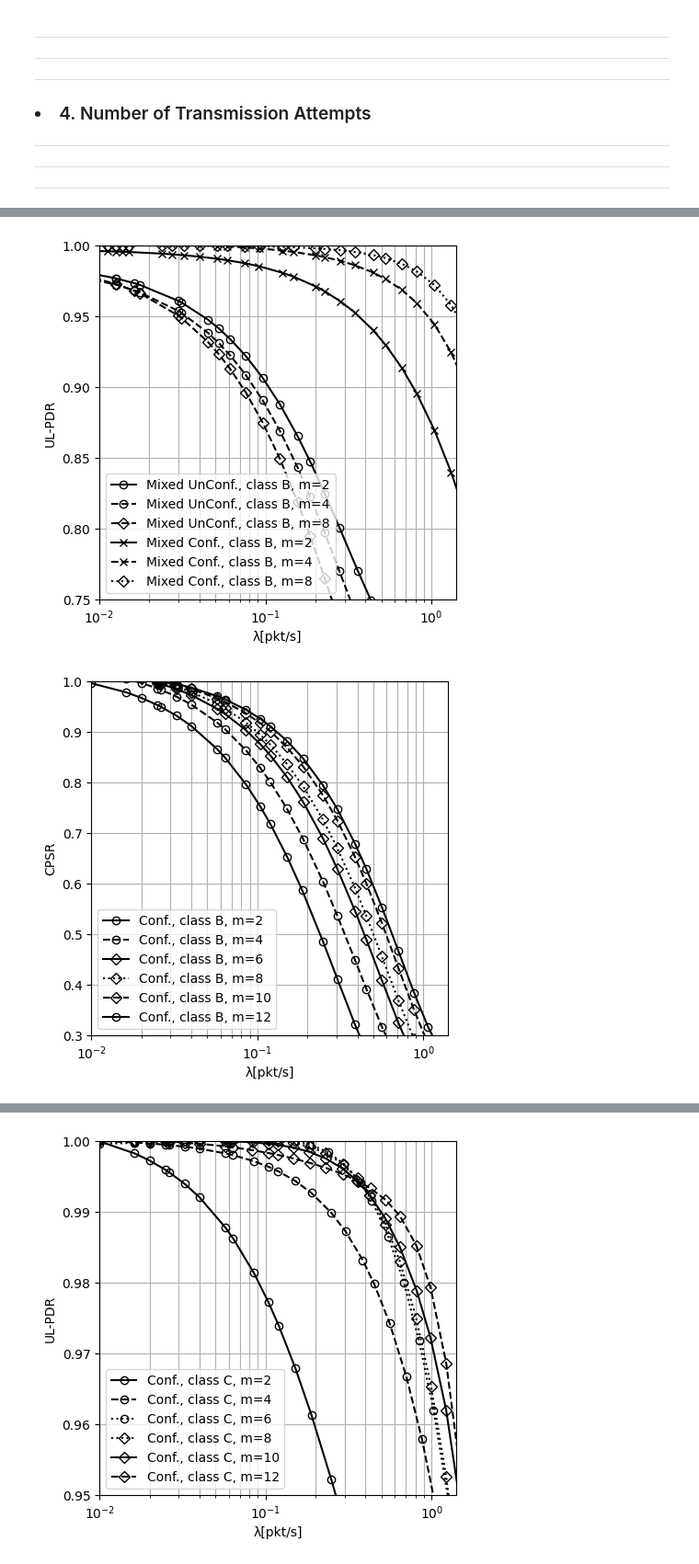
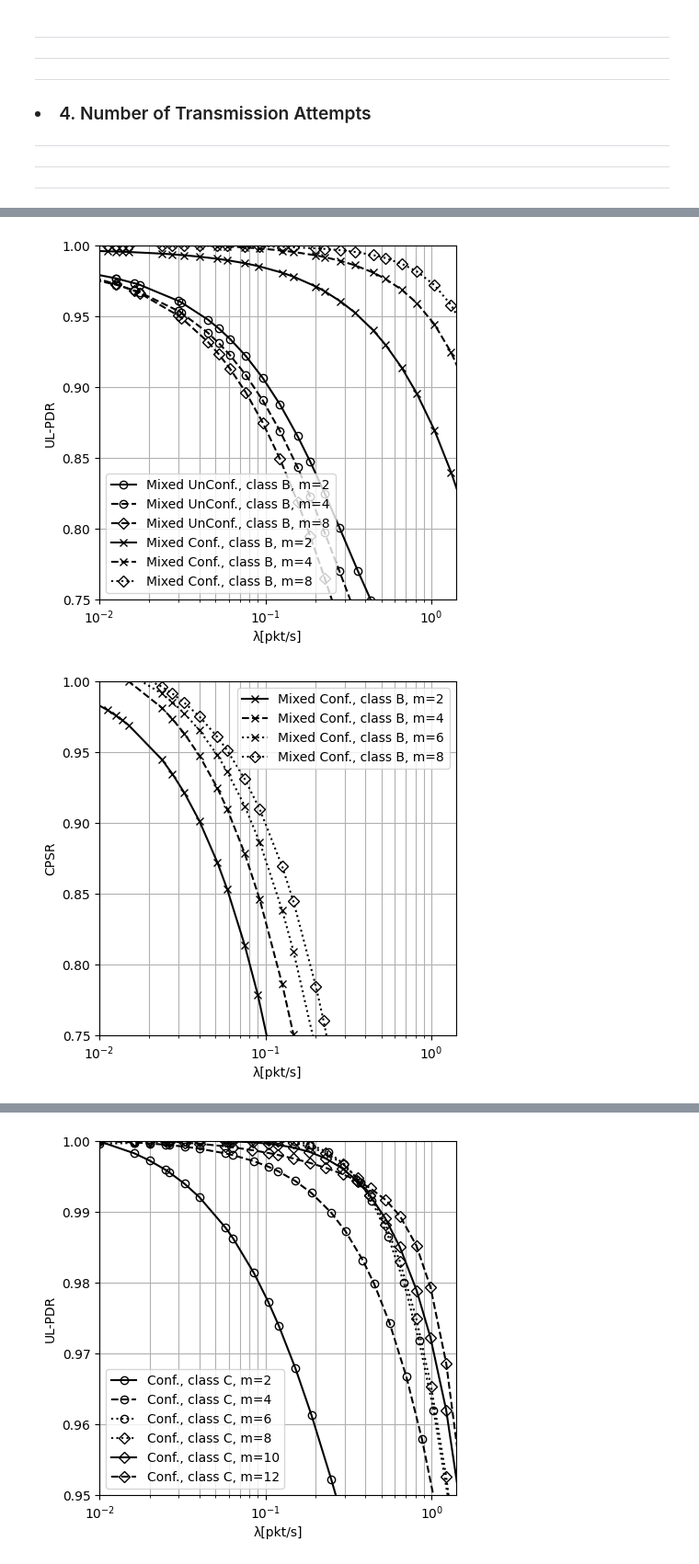
Before and after one commit to Precision-CyberAg/sim_plot, a Jupyter notebook: performance_analysis_class_b.ipynb, the cells around one changed output, grey strips where cells are left out. Shown at 92% size. Saved outputs shown, nothing was run; the diff lists cells and outputs as text; code cells hidden in the pictures.

```diff
--- a/performance_analysis_class_b.ipynb
+++ b/performance_analysis_class_b.ipynb
@@ -446,35 +454,54 @@ plt.show()
 
 
 
+create_plot('final_sim/test_scenario_confirmed_traffic_retransmission_attempts/2/ULPDR_MIXED_B', 'Mixed Conf., class B, m=2','cpsr',5,'-','x')
+create_plot('final_sim/test_scenario_confirmed_traffic_retransmission_attempts/4/ULPDR_MIXED_B', 'Mixed Conf., class B, m=4','cpsr',5,'--','x')
+create_plot('final_sim/test_scenario_confirmed_traffic_retransmission_attempts/6/ULPDR_MIXED_B', 'Mixed Conf., class B, m=6','cpsr',5,':','x')
+create_plot('final_sim/test_scenario_confirmed_traffic_retransmission_attempts/8/ULPDR_MIXED_B', 'Mixed Conf., class B, m=8','cpsr',5,':','D')
+
+f = plt.gcf()
+f.set_figwidth(5)
+f.set_figheight(5)
+plt.ylabel('CPSR')
+plt.xlabel('λ[pkt/s]')
+plt.xlim([0.01, 1.4])
+plt.ylim([0.75,1])
+
+plt.grid(True, which='both')
+plt.savefig('svg_plots/class_b_retransmission_attempts_cpsr_mixed.svg', format='svg')
+plt.show()
+
+
+
 
 
 
 
 create_plot('final_sim/test_scenario_confirmed_traffic_retransmission_attempts/2/ULPDR_CONFIRMED_B', 'Conf., class B, m=2','cpsr',7,'-','o')
 create_plot('final_sim/test_scenario_confirmed_traffic_retransmission_attempts/4/ULPDR_CONFIRMED_B', 'Conf., class B, m=4','cpsr',7,'--','o')
 create_plot('final_sim/test_scenario_confirmed_traffic_retransmission_attempts/6/ULPDR_CONFIRMED_B', 'Conf., class B, m=6','cpsr',7,'-','D')
 
 create_plot('final_sim/test_scenario_confirmed_traffic_retransmission_attempts/8/ULPDR_CONFIRMED_B', 'Conf., class B, m=8','cpsr',7,':','D')
 create_plot('final_sim/test_scenario_confirmed_traffic_retransmission_attempts/10/ULPDR_CONFIRMED_B', 'Conf., class B, m=10','cpsr',7,'--','D')
 create_plot('final_sim/test_scenario_confirmed_traffic_retransmission_attempts/12/ULPDR_CONFIRMED_B', 'Conf., class B, m=12','cpsr',7,'-','o')
 # create_plot('final_sim/test_scenario_confirmed_traffic_retransmission_attempts/14/ULPDR_CONFIRMED_B', 'Conf., class B, m=14','cpsr',7,'-','x')
 
 # create_plot('final_sim/test_scenario_confirmed_traffic_retransmission_attempts/16/ULPDR_CONFIRMED_B', 'Conf., class B, m=16','cpsr',7,'--','x')
 # create_plot('final_sim/test_scenario_confirmed_traffic_retransmission_attempts/32/ULPDR_CONFIRMED_B', 'Conf., class B, m=32','cpsr',7,':','x')
 
 
 f = plt.gcf()
 f.set_figwidth(5)
 f.set_figheight(5)
 plt.ylabel('CPSR')
 plt.xlabel('λ[pkt/s]')
 plt.xlim([0.01, 1.4])
 plt.ylim([0.3,1])
 
 plt.grid(True, which='both')
 plt.savefig('svg_plots/class_b_retransmission_attempts_cpsr.svg', format='svg')
 plt.show()
 # %% [output]
 [figure]
 [figure]
-[figure, old version]
+[figure, new version]
```
Also changed, not shown: parts of 5 cells of this notebook, 37 other files.
